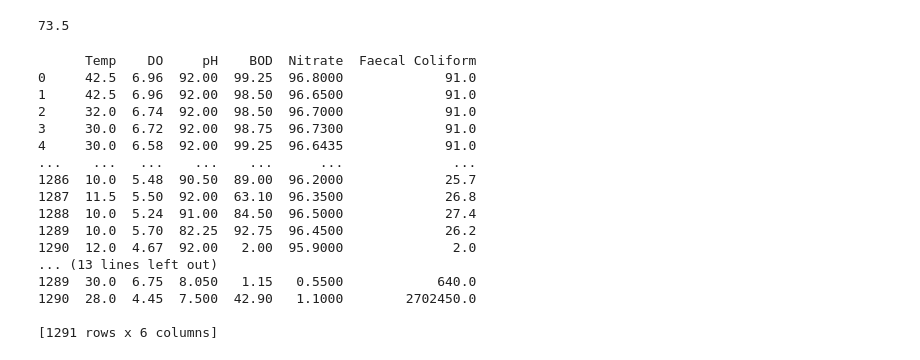
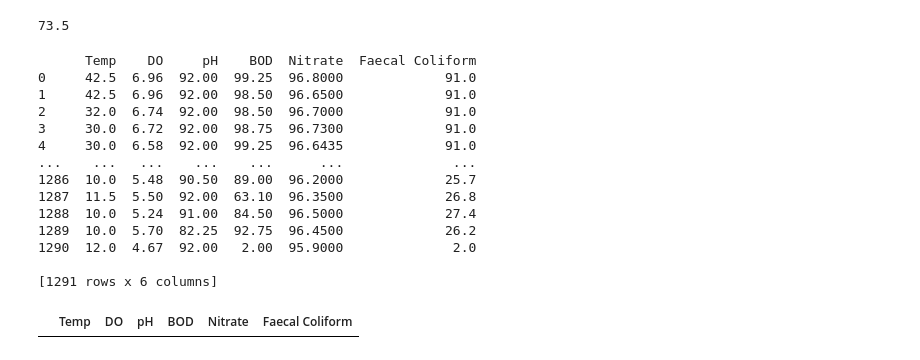
Before and after one commit to 24sharkS/Water-Quality-Prediction, a Jupyter notebook: MLProjectCode.ipynb, the cells around one changed output. Saved outputs shown, nothing was run; the diff lists cells and outputs as text; code cells hidden in the pictures.

```diff
--- a/MLProjectCode.ipynb
+++ b/MLProjectCode.ipynb
@@ -8,5 +3,5 @@ Mounted at /content/drive
 # %%
-file = pd.read_csv("MLProject - ENVIS.csv")
+file = pd.read_csv("water.csv")
 # %%
 file.dtypes
 # %% [output]
@@ -195,3 +177,0 @@ final_df
-# %%
-pd.set_option('display.max_rows', final_df.shape[0]+1)
-print(final_df)
@@ -315,16 +277,18 @@ map_faecal = {(1,2):[99,91],(2,3):[91,86],(3,4):[86,82],(4,5):[82,80],
               }
 
 def q_faecal(val):
-  if val > 100000:
-    return 2
-  for range in map_faecal:
-    if val == range[0]:
-      return map_faecal[range][0]
-    elif val == range[1]:
-      return map_faecal[range][1]
-    elif range[0] < val < range[1]:
-      diff = (map_faecal[range][1]-map_faecal[range][0]) / (range[1]-range[0])
-      return map_faecal[range][0]+diff*(val-range[0])
+    if val > 100000:
+        return 2
+    if val <= 0:
+        return 99
+    for range in map_faecal:
+        if val == range[0]:
+            return map_faecal[range][0]
+        elif val == range[1]:
+            return map_faecal[range][1]
+        elif range[0] < val < range[1]:
+            diff = (map_faecal[range][1]-map_faecal[range][0]) / (range[1]-range[0])
+            return map_faecal[range][0]+diff*(val-range[0])
 # print(q_faecal(2))
 # %%
 map_nitrate = {(0,1):[97,96],(1,2):[96,95],(2,3):[95,90],(3,4):[90,70],
@@ -435,9 +399,10 @@ print(temp_df)
 1288  10.0  5.24  91.00  84.50  96.5000             27.4
 1289  10.0  5.70  82.25  92.75  96.4500             26.2
 1290  12.0  4.67  92.00   2.00  95.9000              2.0
-... (13 lines left out)
-1289  30.0  6.75  8.050   1.15   0.5500            640.0
-1290  28.0  4.45  7.500  42.90   1.1000        2702450.0
 
 [1291 rows x 6 columns]
+# %%
+final_df[] = temp_df[temp_df.isna().any(axis=1)]
+# %% [output]
+|  | Temp | DO | pH | BOD | Nitrate | Faecal Coliform |
 # %%
```
Also changed, not shown: parts of 14 cells of this notebook.
